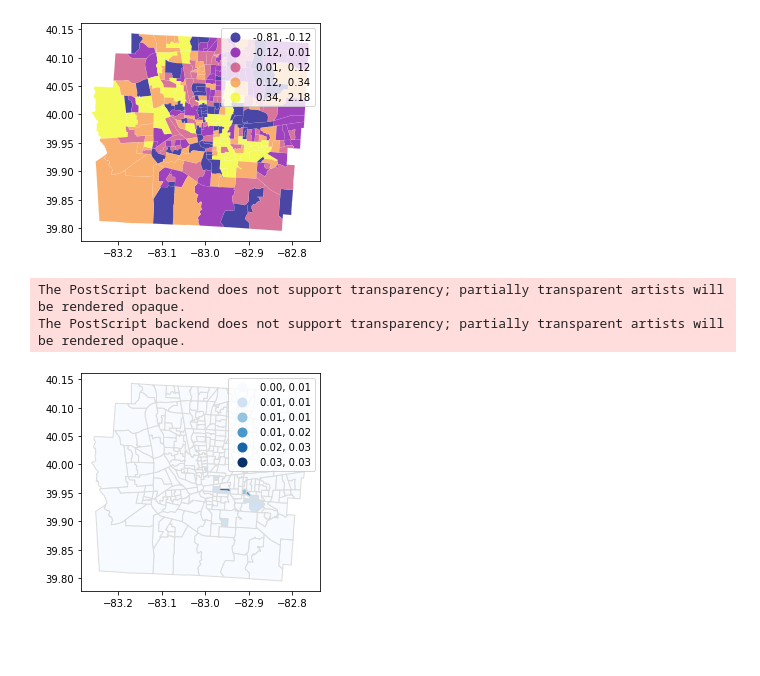
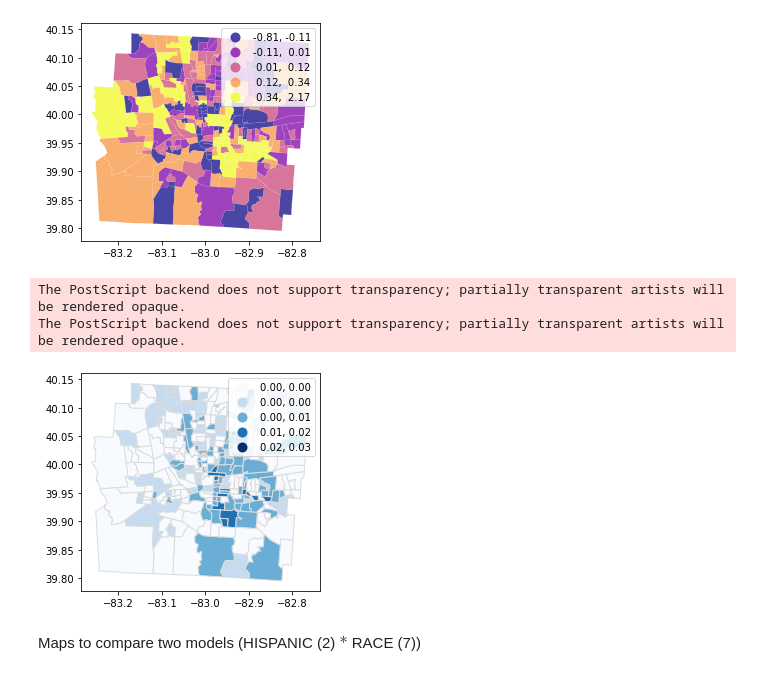
Before and after one commit to linyuehzzz/privacy-framework, a Jupyter notebook: maximum coverage-exact-k.ipynb, the cells around one changed output. Saved outputs shown, nothing was run; the diff lists cells and outputs as text; code cells hidden in the pictures; blank space fills up the shorter version.

Commit message:
update lisa

```diff
--- a/maximum coverage-exact-k.ipynb
+++ b/maximum coverage-exact-k.ipynb
@@ -179,14 +179,14 @@ print(W.shape, W[0])
 # %% [markdown]
 Coverage I: all except the origin and other uniques
 # %%
-import numpy as np
+# import numpy as np
 
-## define coverage aijk
-T = np.ones((I, I, K))
+# ## define coverage aijk
+# T = np.ones((I, I, K))
 
-for i in range(I):
-    for j in range(I):
-        for k in range(K):
-            if i == j or j in V[k]:
-                T[i, j, k] = 0
-T
+# for i in range(I):
+#     for j in range(I):
+#         for k in range(K):
+#             if i == j or j in V[k]:
+#                 T[i, j, k] = 0
+# T
@@ -482,11 +486,9 @@ P-MAPE:  0.09999999999999969
 delta2 = np.empty([I, K2])
 for k2 in range(K2):
     for j in range(I):
-        sum = 0
-        for i in V[k]:
-            if i != j:
-                sum += theta2_all[i, j, k2] * A2[i, k2]
-        new = theta2_all[j, j, k2] * A2[j, k2] + sum
+        new = 0
+        for i in range(I):
+            new += theta2_all[i, j, k2] * A2[i, k2]
         delta2[j, k2] = abs(A2[j, k2] - new) / (A2[j, k2] + new)
 
 delta2[~np.isfinite(delta2)] = 0
@@ -498,11 +500,9 @@ SMAPE:  0.08852809695428901
 delta3 = np.empty([I, K3])
 for k3 in range(K3):
     for j in range(I):
-        sum = 0
-        for i in V[k]:
-            if i != j:
-                sum += theta3_all[i, j, k3] * A3[i, k3]
-        new = theta3_all[j, j, k3] * A3[j, k3] + sum
+        new = 0
+        for i in range(I):
+            new += theta3_all[i, j, k3] * A3[i, k3]
         delta3[j, k3] = abs(A3[j, k3] - new) / (A3[j, k3] + new)
 
 delta3[~np.isfinite(delta3)] = 0
@@ -550,10 +549,9 @@ A2_new = np.empty([I, K2])
 for k2 in range(K2):
     for j in range(I):
         sum = 0
-        for i in V[k]:
-            if i != j:
-                sum += theta2_all[i, j, k2] * A2[i, k2]
-        A2_new[j, k2] = theta2_all[j, j, k2] * A2[j, k2] + sum
+        for i in range(I):
+            sum += theta2_all[i, j, k2] * A2[i, k2]
+        A2_new[j, k2] = sum
 A2_new = pd.DataFrame(A2_new)
 A2_new["TRACT"] = hist2["TRACT"]
 
@@ -585,9 +583,11 @@ merged.plot(
 [figure]
 # %%
 merged["lisa_dif"] = abs(merged["lisa_after"] - merged["lisa_before"])
-merged.plot(column=merged["lisa_dif"], scheme='UserDefined', classification_kwds={'bins':[0.005, 0.01, 0.015, 0.02, 0.025, 0.03]}, cmap='Blues', edgecolor='gainsboro', legend=True)
-plt.savefig('plot/lisa_mcm_v1.eps', format='eps')
+merged.plot(column=merged["lisa_dif"], scheme='UserDefined', classification_kwds={'bins':[0.0005, 0.001, 0.005, 0.02]}, cmap='Blues', edgecolor='gainsboro', legend=True)
+plt.savefig('plot/lisa_mcm_v2.eps', format='eps')
 # %% [output]
 The PostScript backend does not support transparency; partially transparent artists will be rendered opaque.
 The PostScript backend does not support transparency; partially transparent artists will be rendered opaque.
-[figure, old version]
+[figure, new version]
+# %% [markdown]
+Maps to compare two models (HISPANIC (2) $*$ RACE (7))
```
Also changed, not shown: parts of 12 cells of this notebook, 11 other files.
